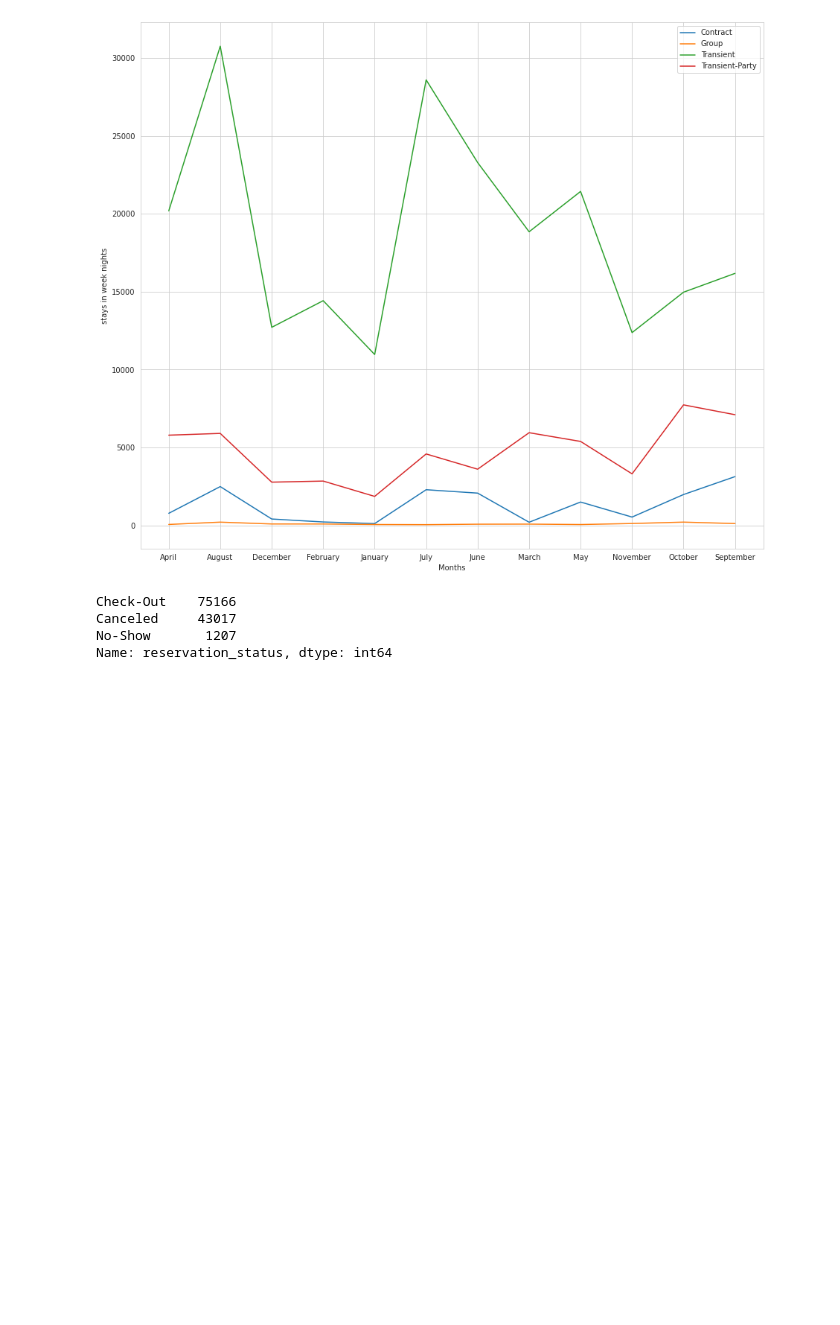
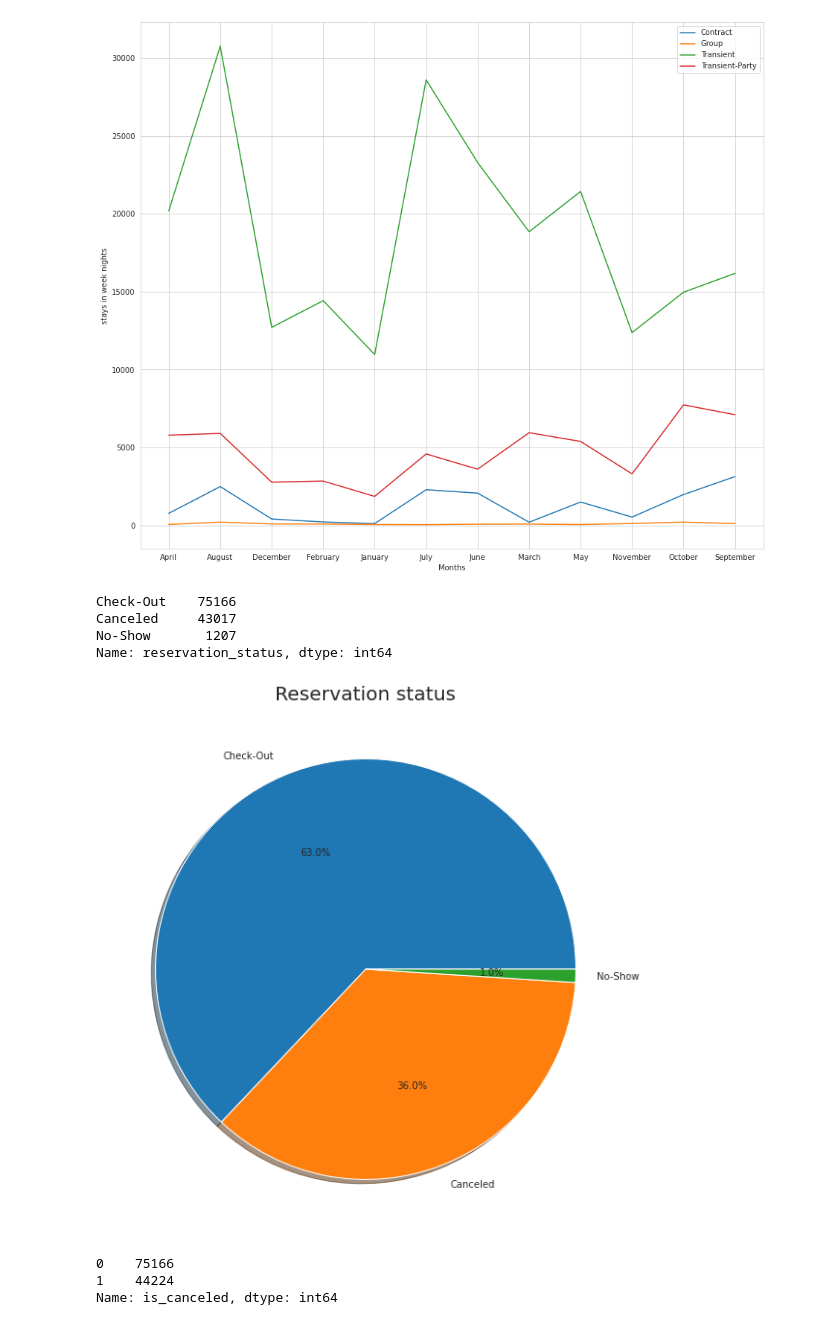
Before and after one commit to Amankr351/Hotel-Booking-Analysis..., a Jupyter notebook: Hotel_Booking_Analysis.ipynb, the cells around one changed output. Saved outputs shown, nothing was run; the diff lists cells and outputs as text; code cells hidden in the pictures; blank space fills up the shorter version.

```diff
--- a/Hotel_Booking_Analysis.ipynb
+++ b/Hotel_Booking_Analysis.ipynb
@@ -284,3 +286,18 @@ Check-Out    75166
 Canceled     43017
 No-Show       1207
 Name: reservation_status, dtype: int64
+# %%
+plt.figure(figsize=(10,10))
+labels = data['reservation_status'].value_counts(sort = True).index
+sizes = data['reservation_status'].value_counts(sort = True)
+plt.pie(sizes, explode=None, labels=labels,  autopct='%1.1f%%', shadow=True, startangle=0)
+plt.title('Reservation status',size = 20)
+plt.show()
+# %% [output]
+[figure, added]
+# %%
+data.is_canceled.value_counts()
+# %% [output]
+0    75166
+1    44224
+Name: is_canceled, dtype: int64
```
Also changed, not shown: parts of 4 cells of this notebook.
